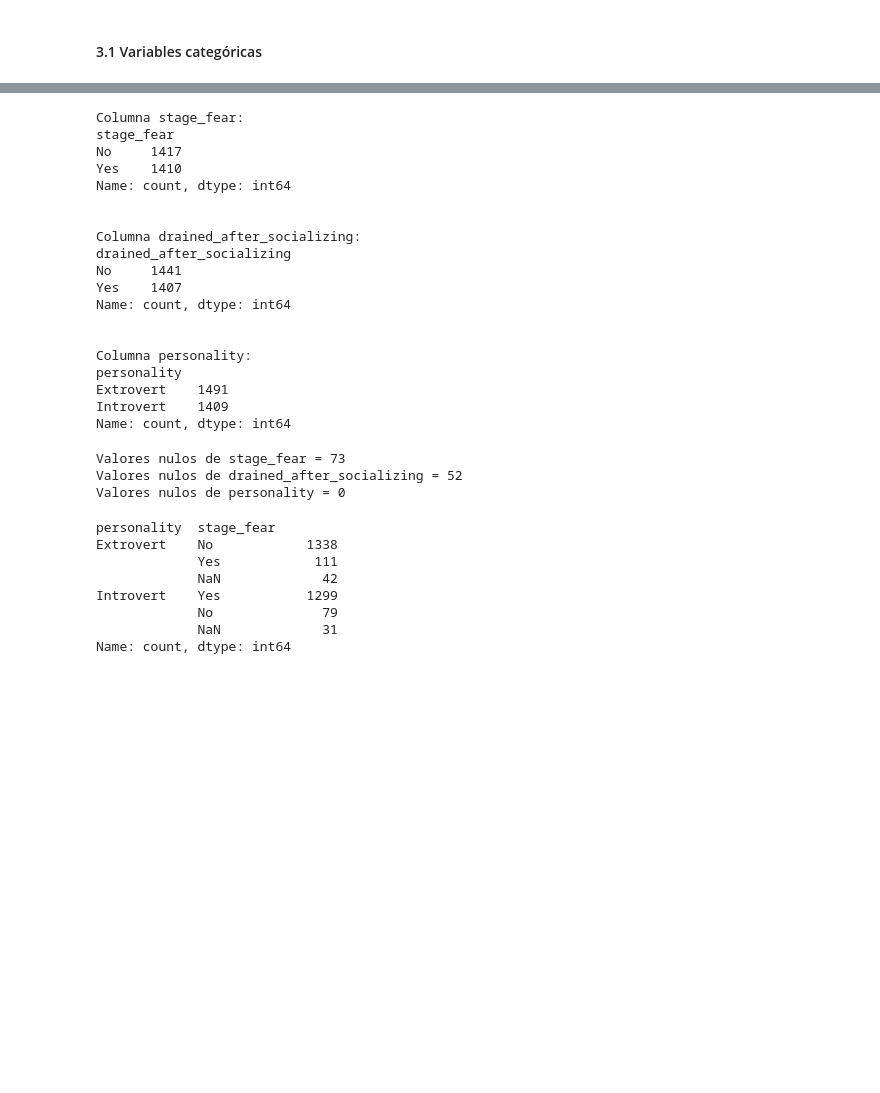
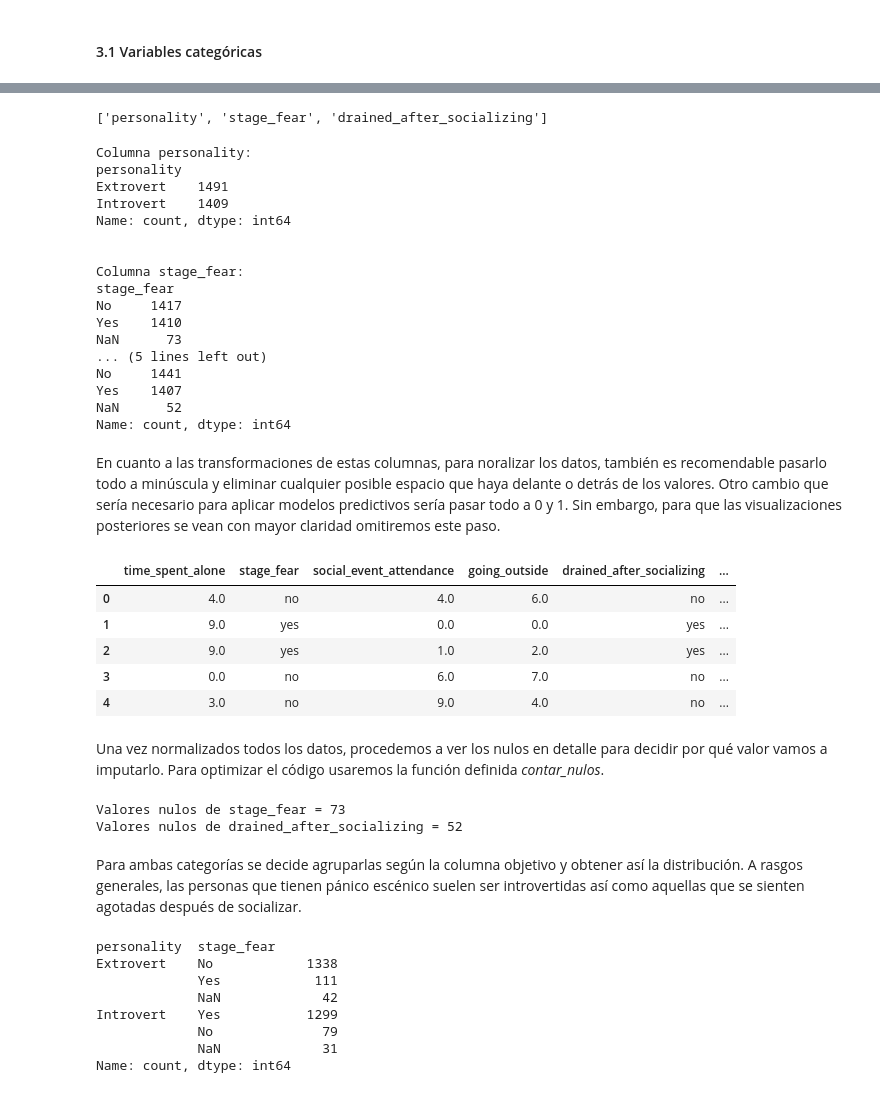
Before and after one commit to Marpp98/EDA_Extrovert_VS_Introvert_behaviour, a Jupyter notebook: notebooks/notebook.ipynb, the cells around one changed output, grey strips where cells are left out. Cells and saved outputs as stored; diff of their text form; code cells hidden in the pictures; blank space fills up the shorter version.

```diff
--- a/notebooks/notebook.ipynb
+++ b/notebooks/notebook.ipynb
@@ -107,0 +198,6 @@ Index(['time_spent_alone', 'stage_fear', 'social_event_attendance',
+# %%
+target, numericas, categoricas = clasificador_variables(df, 'personality')
+
+print(f'Columna objetivo: {target}')
+print(f'Columnas numéricas: {numericas}')
+print(f'Columnas categóricas: {categoricas}')
@@ -110,3 +212,9 @@ Index(['time_spent_alone', 'stage_fear', 'social_event_attendance',
+# %%
+target_categoricas = [target] + categoricas
+
+print(target_categoricas)
+# %% [output]
+['personality', 'stage_fear', 'drained_after_socializing']
 # %%
 def contar_valores_categoricos(df,columnas):
     for i in columnas:
@@ -118,23 +224,41 @@ categoricas = ['stage_fear', 'drained_after_socializing', 'personality']
 # %%
-contar_valores_categoricos(df,categoricas)
+contar_valores_categoricos(df,target_categoricas)
 # %% [output]
-Columna stage_fear:
-stage_fear
-No     1417
-Yes    1410
-Name: count, dtype: int64
-
-
-Columna drained_after_socializing:
-drained_after_socializing
-No     1441
-Yes    1407
-Name: count, dtype: int64
-
-
 Columna personality:
 personality
 Extrovert    1491
 Introvert    1409
 Name: count, dtype: int64
+
+
+Columna stage_fear:
+stage_fear
+No     1417
+Yes    1410
+NaN      73
+... (5 lines left out)
+No     1441
+Yes    1407
+NaN      52
+Name: count, dtype: int64
+# %% [markdown]
+En cuanto a las transformaciones de estas columnas, para noralizar los datos, también es recomendable pasarlo todo a minúscula y eliminar cualquier posible espacio que haya delante o detrás de los valores. Otro cambio que sería necesario para aplicar modelos predictivos sería pasar todo a 0 y 1. Sin embargo, para que las visualizaciones posteriores se vean con mayor claridad omitiremos este paso.
+# %%
+def normalizar_valores_categoricos (df,columnas):
+    for i in columnas:
+        df[i] = df[i].str.lower().str.strip()
+    return df
+# %%
+df = normalizar_valores_categoricos(df,target_categoricas)
+# %%
+df.head()
+# %% [output]
+|  | time_spent_alone | stage_fear | social_event_attendance | going_outside | drained_after_socializing | ... |
+| 0 | 4.0 | no | 4.0 | 6.0 | no | ... |
+| 1 | 9.0 | yes | 0.0 | 0.0 | yes | ... |
+| 2 | 9.0 | yes | 1.0 | 2.0 | yes | ... |
+| 3 | 0.0 | no | 6.0 | 7.0 | no | ... |
+| 4 | 3.0 | no | 9.0 | 4.0 | no | ... |
+# %% [markdown]
+Una vez normalizados todos los datos, procedemos a ver los nulos en detalle para decidir por qué valor vamos a imputarlo. Para optimizar el código usaremos la función definida *contar_nulos*.
 # %%
@@ -143,11 +267,12 @@ def contar_nulos_categoricas(df,columnas):
         nulos = df[i].isna().sum()
         print(f'Valores nulos de {i} = {nulos}')
 # %%
-contar_nulos_categoricas(df,categoricas)
+contar_nulos(df,categoricas)
 # %% [output]
 Valores nulos de stage_fear = 73
 Valores nulos de drained_after_socializing = 52
-Valores nulos de personality = 0
+# %% [markdown]
+Para ambas categorías se decide agruparlas según la columna objetivo y obtener así la distribución. A rasgos generales, las personas que tienen pánico escénico suelen ser introvertidas así como aquellas que se sienten agotadas después de socializar.
 # %%
 df.groupby('personality')['stage_fear'].value_counts(dropna = False)
 # %% [output]
```
Also changed, not shown: parts of 36 cells of this notebook.
